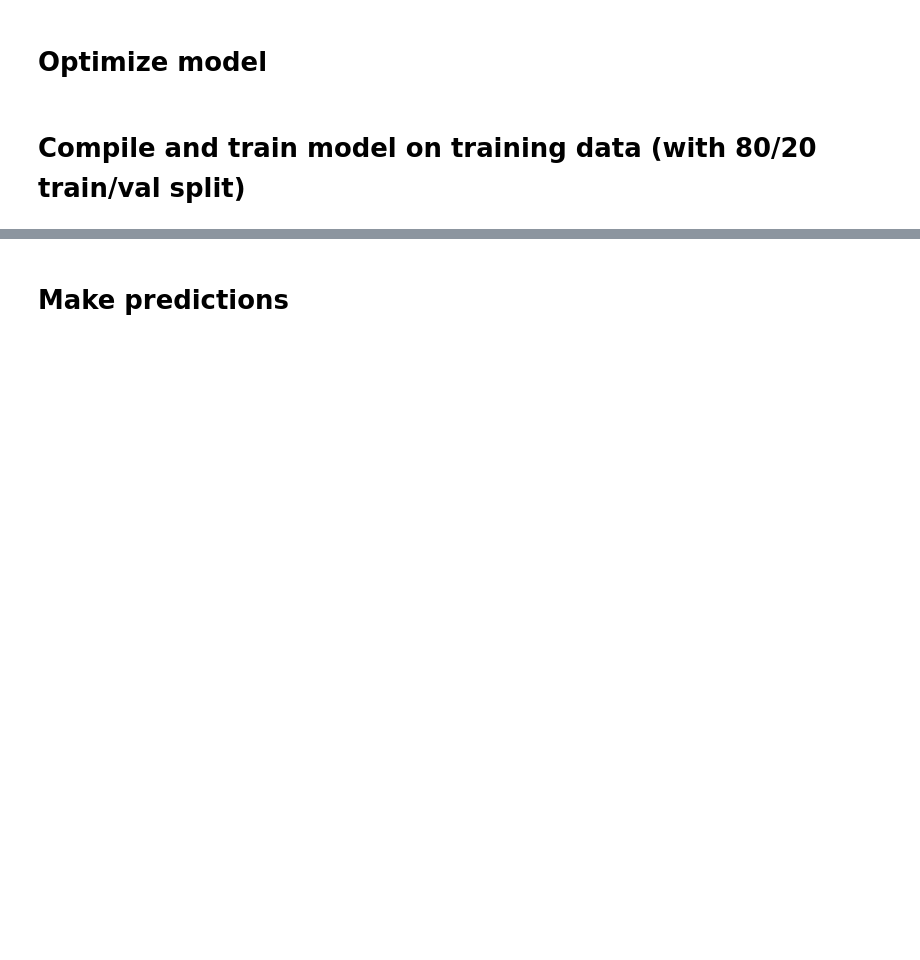
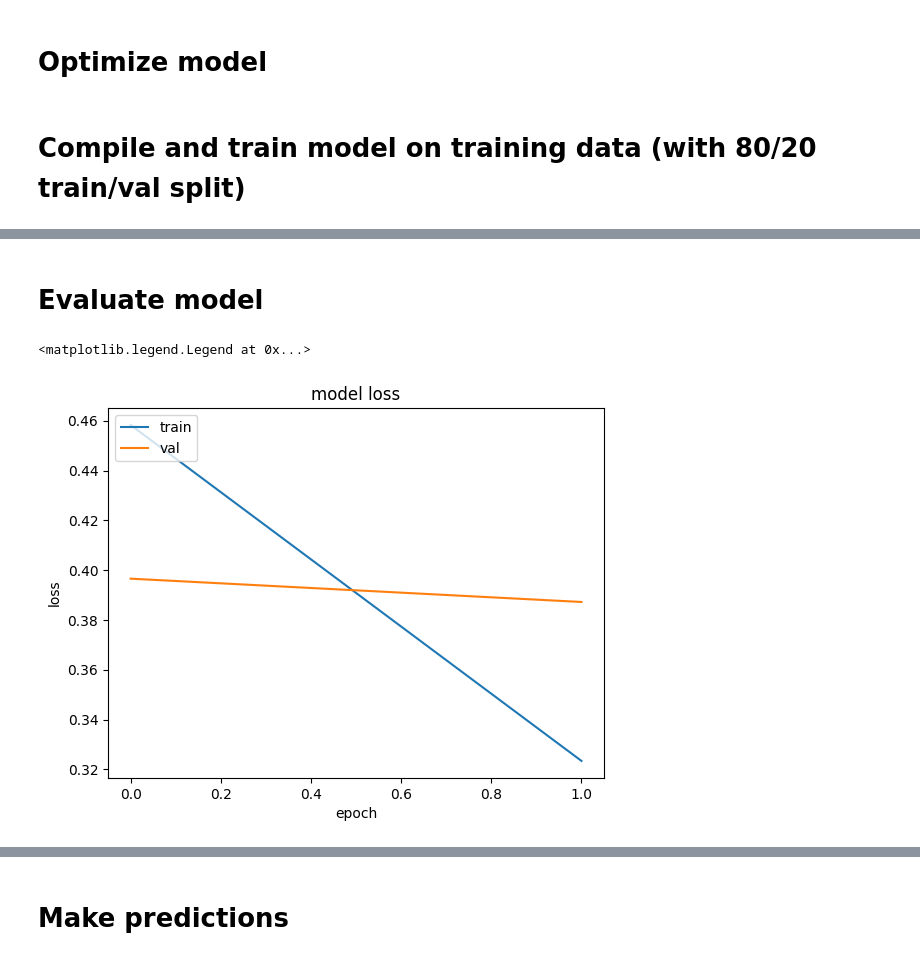
Before and after one commit to darkivist/ML1, a Jupyter notebook: ML_FinalProject.ipynb, the cells around one changed output, grey strips where cells are left out. Saved outputs shown, nothing was run; the diff lists cells and outputs as text; code cells hidden in the pictures; blank space fills up the shorter version.

Commit message:
Adding accuracy and loss plots; updated ipynb.

```diff
--- a/ML_FinalProject.ipynb
+++ b/ML_FinalProject.ipynb
@@ -186,11 +190,8 @@ metric = tf.keras.metrics.SparseCategoricalAccuracy('accuracy')
 # %%
 #compile and train model on training data
 model.compile(optimizer=optimizer, loss=loss, metrics=[metric])
-model.fit(x=X_train['input_ids'], y=y_train, epochs=2, batch_size=15, verbose=1, validation_split=0.2)
-#do we need to add random seed to model.fit or am I misremembering?
-#epochs 2, batch size 15 resulted in loss: 0.3146 - accuracy: 0.8760
+history = model.fit(x=X_train['input_ids'], y=y_train, epochs=2, batch_size=15, verbose=1, validation_split=0.2)
 #previously had more epochs, but reduced iterations as per official guidance from BERT's documentation...
 #... (and also it was taking forever)
-#fine tune parameters? https://github.com/uzaymacar/comparatively-finetuning-bert
 # %% [output]
 Epoch 1/2
@@ -200,0 +201,14 @@ Epoch 2/2
+# %% [markdown]
+# Evaluate model
+# %%
+#add plot to show val_loss compared to train loss. val_loss should descrease over epochs (I think). if it doesn't, model is overfitting.
+history.history
+plt.plot(history.history['loss'])
+plt.plot(history.history['val_loss'])
+plt.title('model loss')
+plt.ylabel('loss')
+plt.xlabel('epoch')
+plt.legend(['train', 'val'], loc='upper left')
+# %% [output]
+<matplotlib.legend.Legend at 0x...>
+[figure, added]
```
Also changed, not shown: parts of 8 cells of this notebook, 1 other file.
